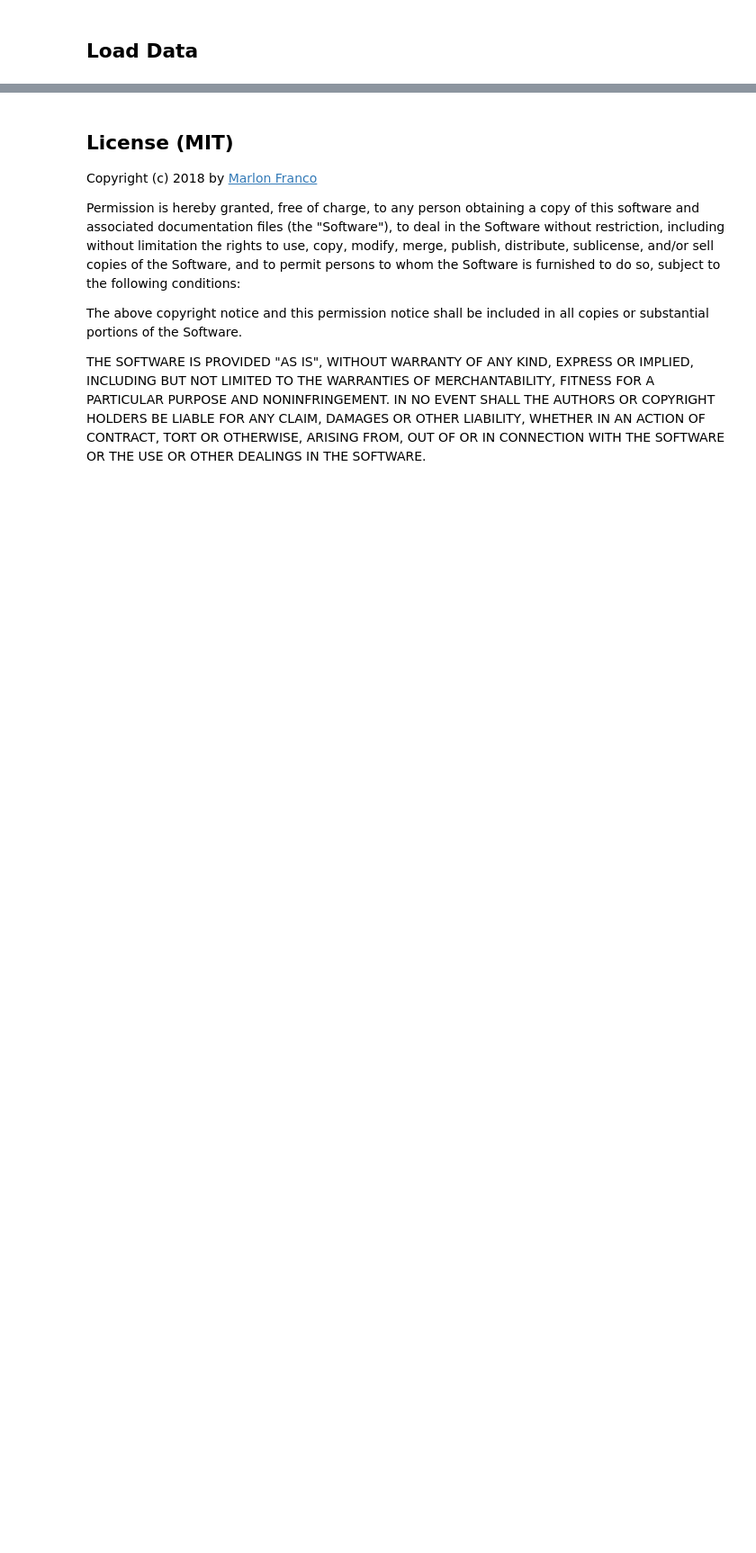
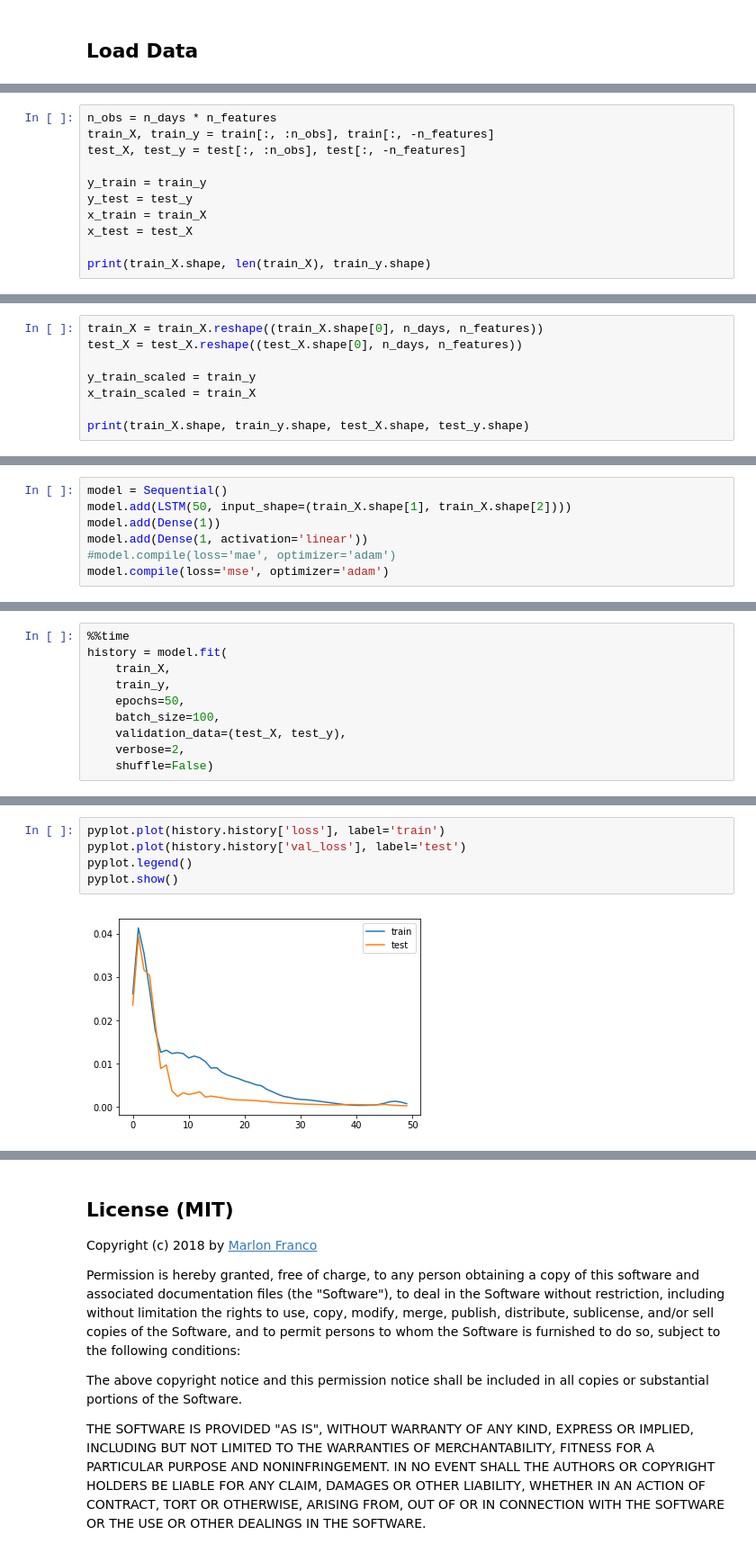
Before and after one commit to marlonrcfranco/soyforecast, a Jupyter notebook: soyforecast.ipynb, the cells around one changed output, grey strips where cells are left out. Shown: that part at 90% size. Cells and saved outputs as stored; diff of their text form; blank space fills up the shorter version.

```diff
--- a/soyforecast.ipynb
+++ b/soyforecast.ipynb
@@ -665,0 +242,11 @@ It worked reasonably well for predicting the 'Settle' where the daily oscillatio
+# %%
+n_obs = n_days * n_features
+train_X, train_y = train[:, :n_obs], train[:, -n_features]
+test_X, test_y = test[:, :n_obs], test[:, -n_features]
+
+y_train = train_y
+y_test = test_y
+x_train = train_X
+x_test = test_X
+
+print(train_X.shape, len(train_X), train_y.shape)
@@ -665,0 +257,8 @@ It worked reasonably well for predicting the 'Settle' where the daily oscillatio
+# %%
+train_X = train_X.reshape((train_X.shape[0], n_days, n_features))
+test_X = test_X.reshape((test_X.shape[0], n_days, n_features))
+
+y_train_scaled = train_y
+x_train_scaled = train_X
+
+print(train_X.shape, train_y.shape, test_X.shape, test_y.shape)
@@ -665,0 +269,7 @@ It worked reasonably well for predicting the 'Settle' where the daily oscillatio
+# %%
+model = Sequential()
+model.add(LSTM(50, input_shape=(train_X.shape[1], train_X.shape[2])))
+model.add(Dense(1))
+model.add(Dense(1, activation='linear'))
+#model.compile(loss='mae', optimizer='adam')
+model.compile(loss='mse', optimizer='adam')
@@ -665,0 +278,10 @@ It worked reasonably well for predicting the 'Settle' where the daily oscillatio
+# %%
+%%time
+history = model.fit(
+    train_X,
+    train_y,
+    epochs=50,
+    batch_size=100,
+    validation_data=(test_X, test_y),
+    verbose=2,
+    shuffle=False)
@@ -665,0 +308,7 @@ It worked reasonably well for predicting the 'Settle' where the daily oscillatio
+# %%
+pyplot.plot(history.history['loss'], label='train')
+pyplot.plot(history.history['val_loss'], label='test')
+pyplot.legend()
+pyplot.show()
+# %% [output]
+[figure, added]
```
Also changed, not shown: parts of 162 cells of this notebook.
